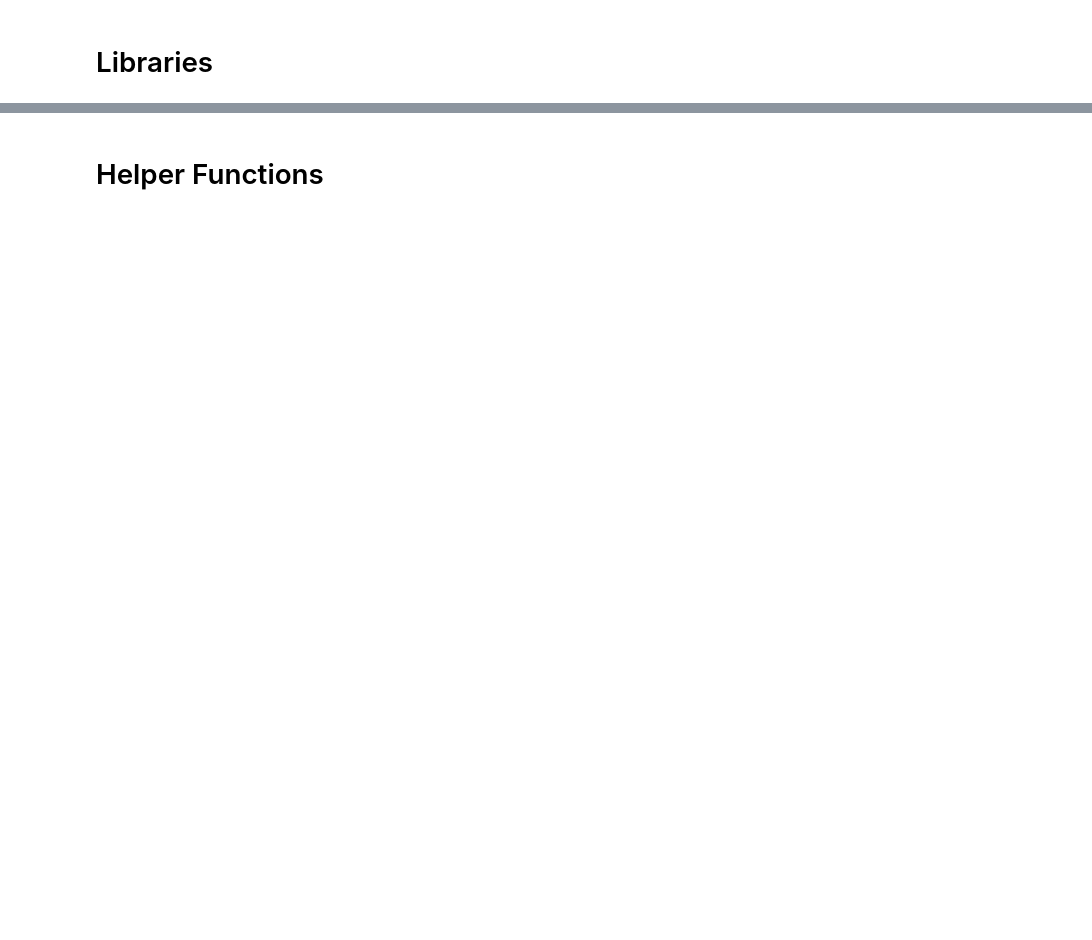
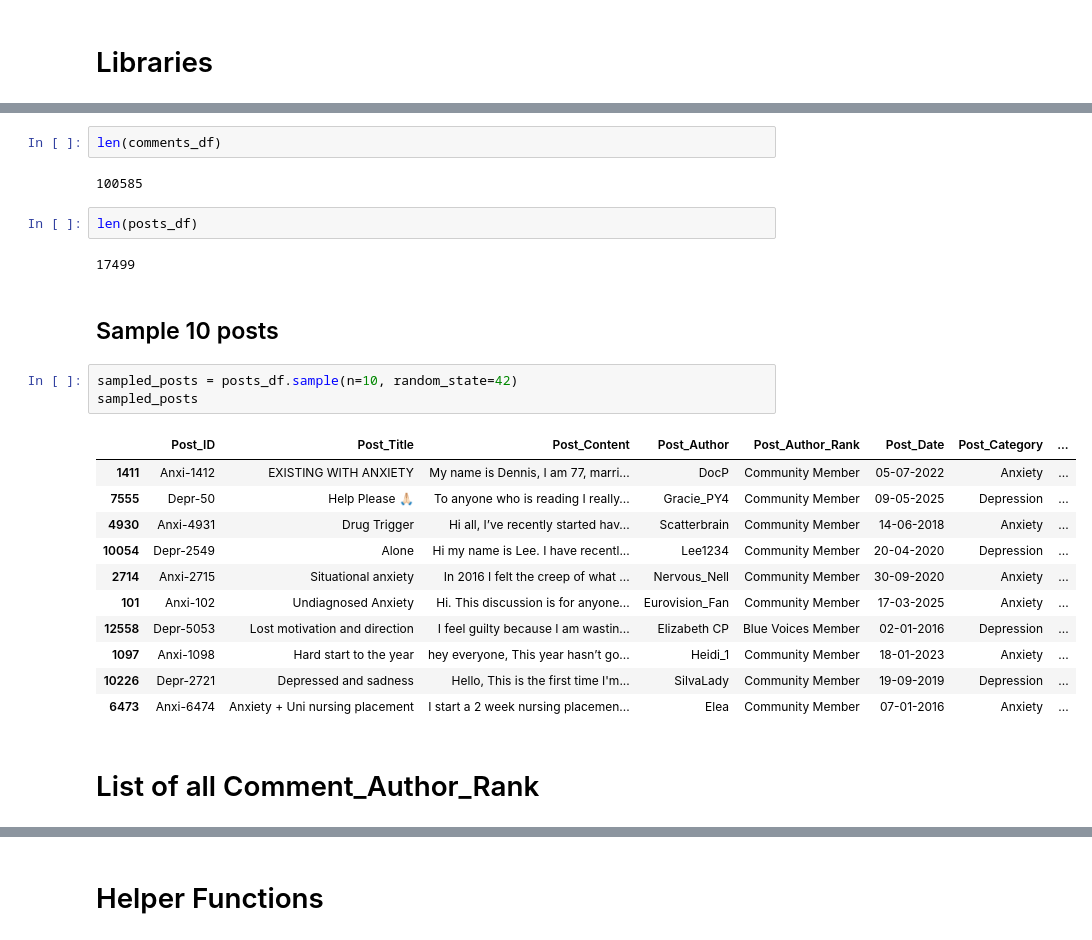
Before and after one commit to PutraAryotama/researchproject, a Jupyter notebook: generate_post_comments_table.ipynb, the cells around one changed output, grey strips where cells are left out. Saved outputs shown, nothing was run; the diff lists cells and outputs as text; blank space fills up the shorter version.

```diff
--- a/generate_post_comments_table.ipynb
+++ b/generate_post_comments_table.ipynb
@@ -14,0 +35,27 @@ from textblob import TextBlob
+# %%
+len(comments_df)
+# %% [output]
+100585
+# %%
+len(posts_df)
+# %% [output]
+17499
+# %% [markdown]
+## Sample 10 posts
+# %%
+sampled_posts = posts_df.sample(n=10, random_state=42)
+sampled_posts
+# %% [output]
+|  | Post_ID | Post_Title | Post_Content | Post_Author | Post_Author_Rank | Post_Date | Post_Category | ... |
+| 1411 | Anxi-1412 | EXISTING WITH ANXIETY | My name is Dennis, I am 77, marri... | DocP | Community Member | 05-07-2022 | Anxiety | ... |
+| 7555 | Depr-50 | Help Please 🙏🏻 | To anyone who is reading I really... | Gracie_PY4 | Community Member | 09-05-2025 | Depression | ... |
+| 4930 | Anxi-4931 | Drug Trigger | Hi all, I’ve recently started hav... | Scatterbrain | Community Member | 14-06-2018 | Anxiety | ... |
+| 10054 | Depr-2549 | Alone | Hi my name is Lee. I have recentl... | Lee1234 | Community Member | 20-04-2020 | Depression | ... |
+| 2714 | Anxi-2715 | Situational anxiety | In 2016 I felt the creep of what ... | Nervous_Nell | Community Member | 30-09-2020 | Anxiety | ... |
+| 101 | Anxi-102 | Undiagnosed Anxiety | Hi. This discussion is for anyone... | Eurovision_Fan | Community Member | 17-03-2025 | Anxiety | ... |
+| 12558 | Depr-5053 | Lost motivation and direction | I feel guilty because I am wastin... | Elizabeth CP | Blue Voices Member | 02-01-2016 | Depression | ... |
+| 1097 | Anxi-1098 | Hard start to the year | hey everyone, This year hasn’t go... | Heidi_1 | Community Member | 18-01-2023 | Anxiety | ... |
+| 10226 | Depr-2721 | Depressed and sadness | Hello, This is the first time I'm... | SilvaLady | Community Member | 19-09-2019 | Depression | ... |
+| 6473 | Anxi-6474 | Anxiety + Uni nursing placement | I start a 2 week nursing placemen... | Elea | Community Member | 07-01-2016 | Anxiety | ... |
+# %% [markdown]
+# List of all Comment_Author_Rank
```
Also changed, not shown: parts of 44 cells of this notebook.
